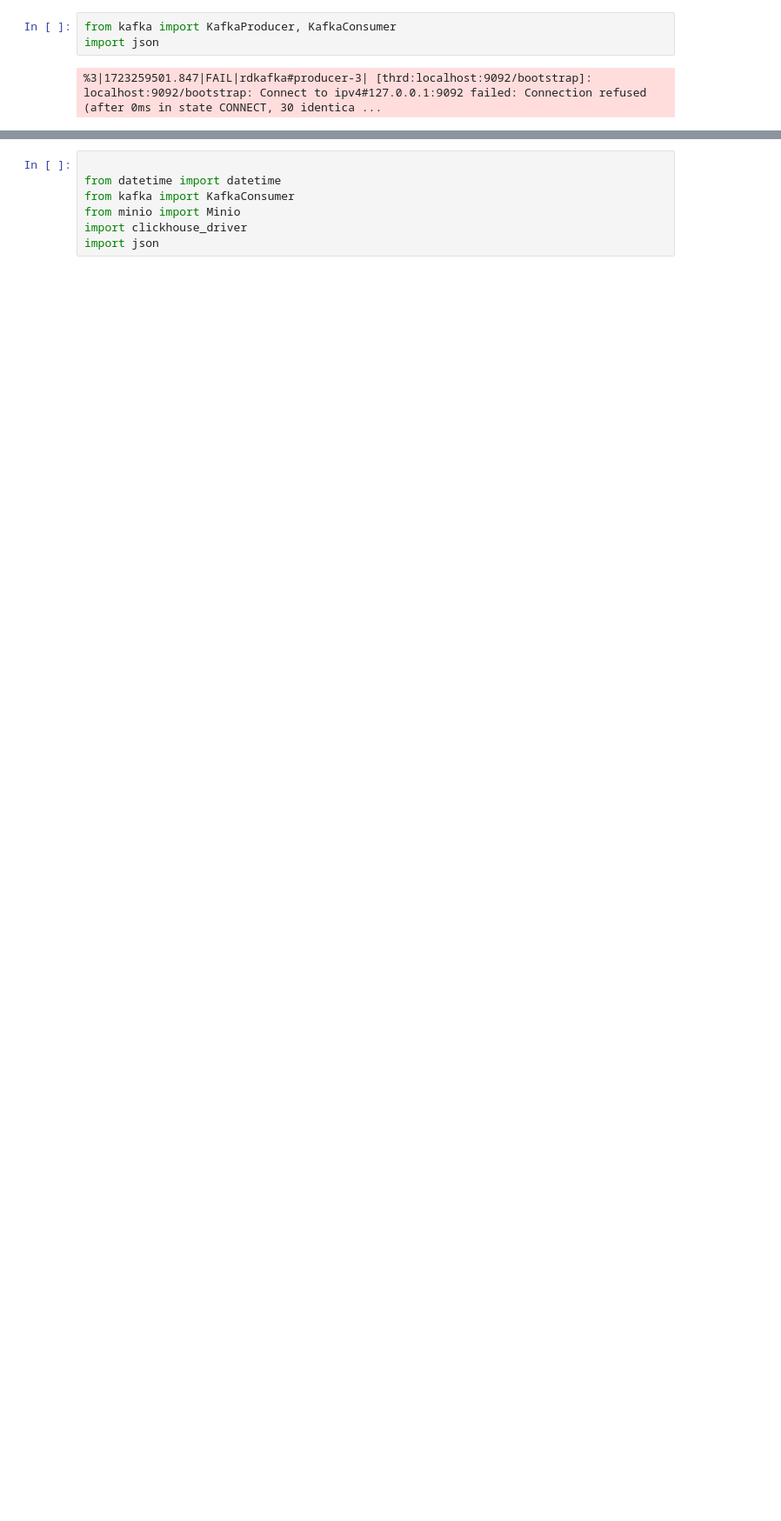
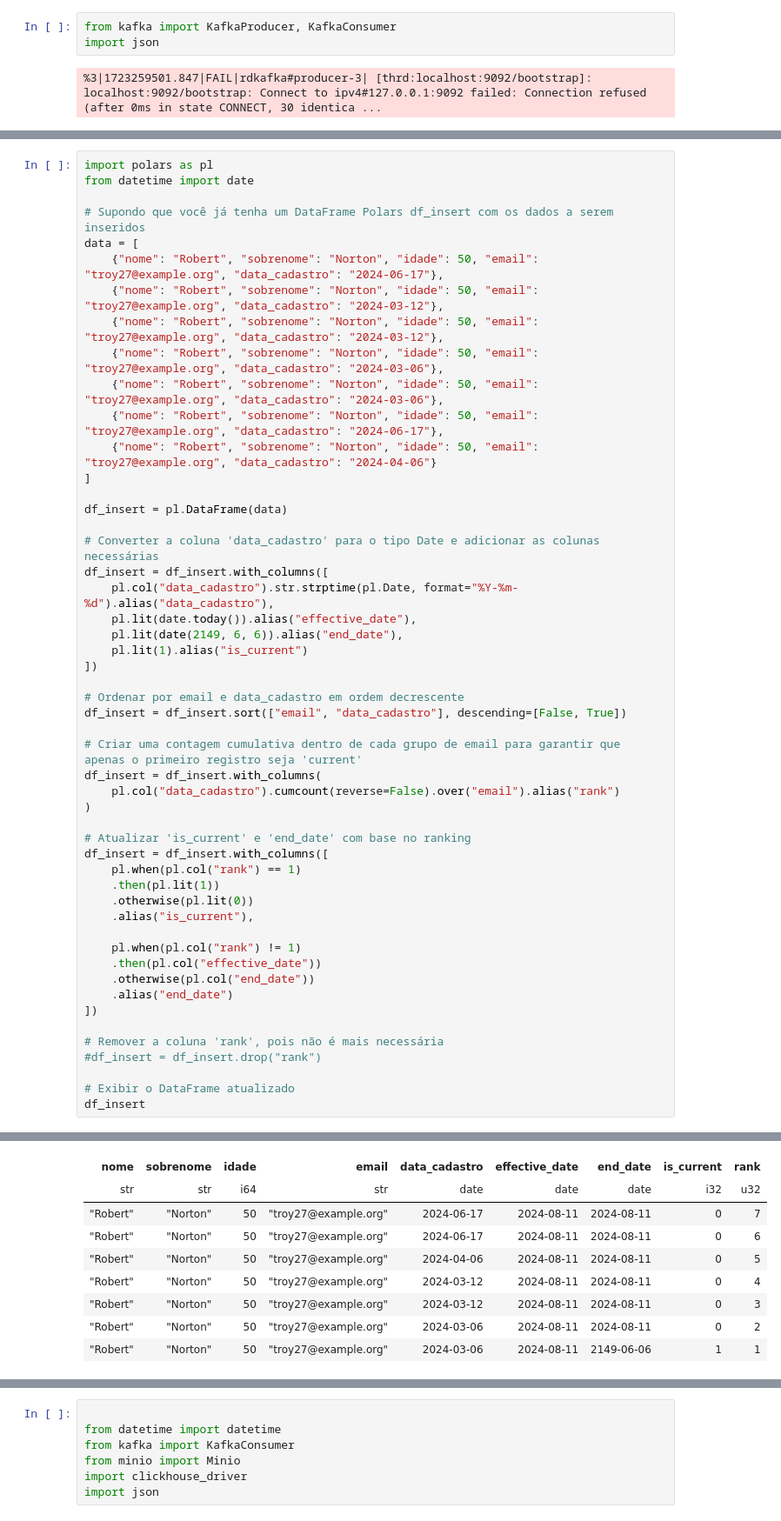
Before and after one commit to leonardorh18/airflow-pipeline, a Jupyter notebook: teste.ipynb, the cells around one changed output, grey strips where cells are left out. Shown: that part at 87% size. Cells and saved outputs as stored; diff of their text form; blank space fills up the shorter version.

Commit message:
scd2 registros duplicados

```diff
--- a/teste.ipynb
+++ b/teste.ipynb
@@ -5,0 +8,52 @@ import json
+# %%
+import polars as pl
+from datetime import date
+
+# Supondo que você já tenha um DataFrame Polars df_insert com os dados a serem inseridos
+data = [
+    {"nome": "Robert", "sobrenome": "Norton", "idade": 50, "email": "troy27@example.org", "data_cadastro": "2024-06-17"},
+    {"nome": "Robert", "sobrenome": "Norton", "idade": 50, "email": "troy27@example.org", "data_cadastro": "2024-03-12"},
+    {"nome": "Robert", "sobrenome": "Norton", "idade": 50, "email": "troy27@example.org", "data_cadastro": "2024-03-12"},
+    {"nome": "Robert", "sobrenome": "Norton", "idade": 50, "email": "troy27@example.org", "data_cadastro": "2024-03-06"},
+    {"nome": "Robert", "sobrenome": "Norton", "idade": 50, "email": "troy27@example.org", "data_cadastro": "2024-03-06"},
+    {"nome": "Robert", "sobrenome": "Norton", "idade": 50, "email": "troy27@example.org", "data_cadastro": "2024-06-17"},
+    {"nome": "Robert", "sobrenome": "Norton", "idade": 50, "email": "troy27@example.org", "data_cadastro": "2024-04-06"}
+]
+
+df_insert = pl.DataFrame(data)
+
+# Converter a coluna 'data_cadastro' para o tipo Date e adicionar as colunas necessárias
+df_insert = df_insert.with_columns([
+    pl.col("data_cadastro").str.strptime(pl.Date, format="%Y-%m-%d").alias("data_cadastro"),
+    pl.lit(date.today()).alias("effective_date"),
+    pl.lit(date(2149, 6, 6)).alias("end_date"),
+    pl.lit(1).alias("is_current")
+])
+
+# Ordenar por email e data_cadastro em ordem decrescente
+df_insert = df_insert.sort(["email", "data_cadastro"], descending=[False, True])
+
+# Criar uma contagem cumulativa dentro de cada grupo de email para garantir que apenas o primeiro registro seja 'current'
+df_insert = df_insert.with_columns(
+    pl.col("data_cadastro").cumcount(reverse=False).over("email").alias("rank")
+)
+
+# Atualizar 'is_current' e 'end_date' com base no ranking
+df_insert = df_insert.with_columns([
+    pl.when(pl.col("rank") == 1)
+    .then(pl.lit(1))
+    .otherwise(pl.lit(0))
+    .alias("is_current"),
+
+    pl.when(pl.col("rank") != 1)
+    .then(pl.col("effective_date"))
+    .otherwise(pl.col("end_date"))
+    .alias("end_date")
+])
+
+# Remover a coluna 'rank', pois não é mais necessária
+#df_insert = df_insert.drop("rank")
+
+# Exibir o DataFrame atualizado
+df_insert
+# %% [output]
@@ -5,0 +61,9 @@ import json
+| nome | sobrenome | idade | email | data_cadastro | effective_date | end_date | is_current | rank |
+| str | str | i64 | str | date | date | date | i32 | u32 |
+| "Robert" | "Norton" | 50 | "troy27@example.org" | 2024-06-17 | 2024-08-11 | 2024-08-11 | 0 | 7 |
+| "Robert" | "Norton" | 50 | "troy27@example.org" | 2024-06-17 | 2024-08-11 | 2024-08-11 | 0 | 6 |
+| "Robert" | "Norton" | 50 | "troy27@example.org" | 2024-04-06 | 2024-08-11 | 2024-08-11 | 0 | 5 |
+| "Robert" | "Norton" | 50 | "troy27@example.org" | 2024-03-12 | 2024-08-11 | 2024-08-11 | 0 | 4 |
+| "Robert" | "Norton" | 50 | "troy27@example.org" | 2024-03-12 | 2024-08-11 | 2024-08-11 | 0 | 3 |
+| "Robert" | "Norton" | 50 | "troy27@example.org" | 2024-03-06 | 2024-08-11 | 2024-08-11 | 0 | 2 |
+| "Robert" | "Norton" | 50 | "troy27@example.org" | 2024-03-06 | 2024-08-11 | 2149-06-06 | 1 | 1 |
```
Also changed, not shown: parts of 3 cells of this notebook, 3 other files.
